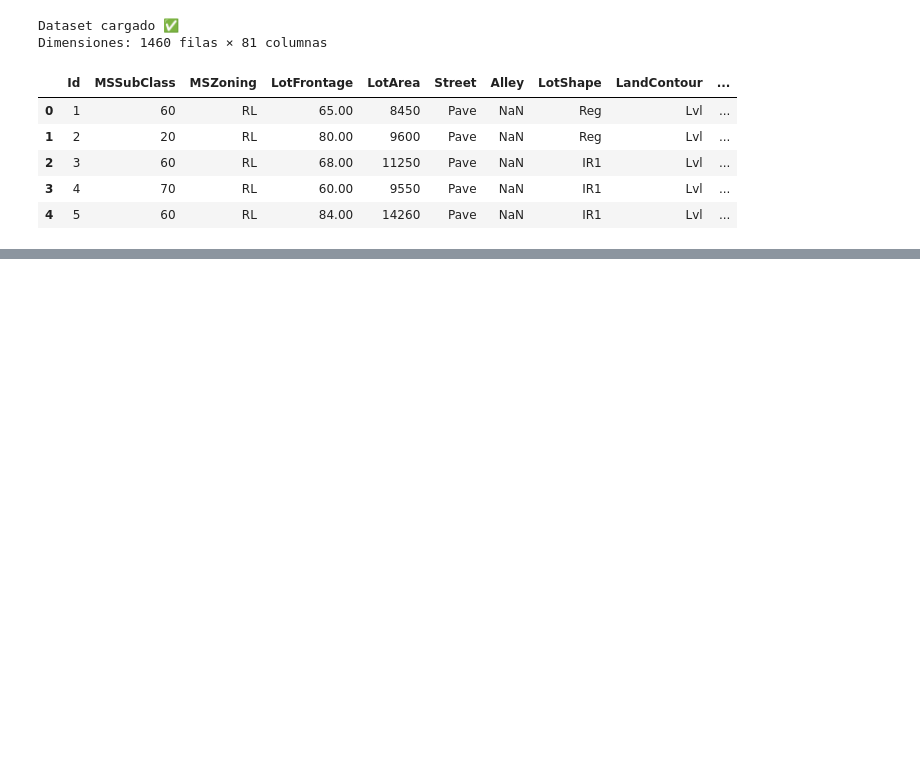
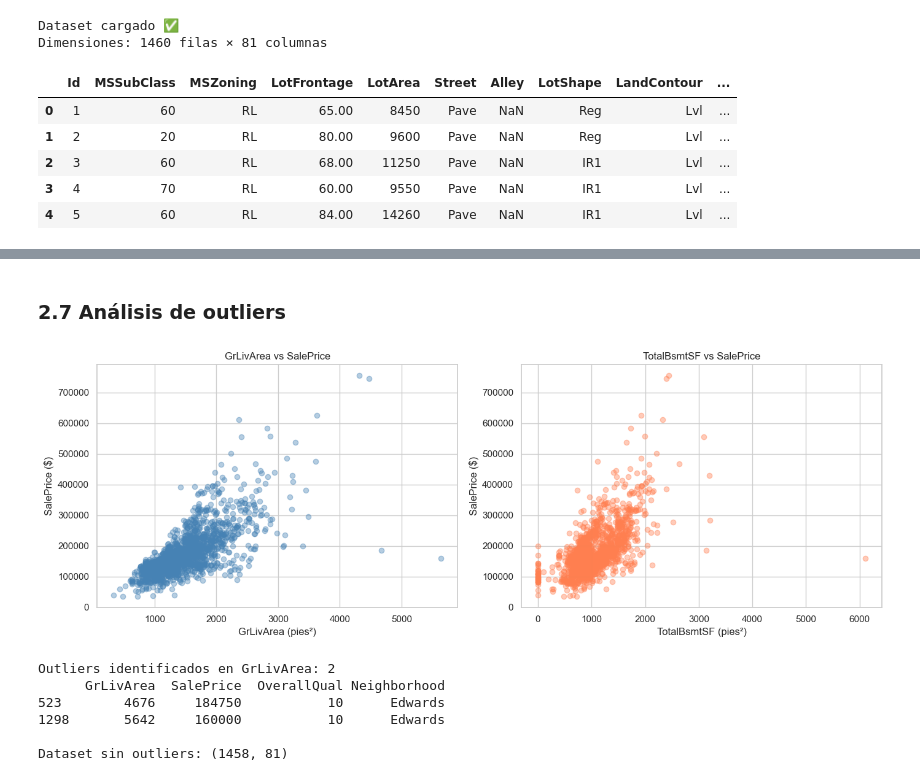
Before and after one commit to erickguerra2/MD-LAB03, a Jupyter notebook: main.ipynb, the cells around one changed output, grey strips where cells are left out. Drawn from its saved outputs; the diff is of its cells as text; code cells hidden in the pictures; blank space fills up the shorter version.

```diff
--- a/main.ipynb
+++ b/main.ipynb
@@ -61,0 +272,13 @@ Dimensiones: 1460 filas × 81 columnas
+# %%
+# Prueba de normalidad Shapiro-Wilk
+muestra = np.log1p(df['SalePrice']).sample(500, random_state=SEED)
+stat, p = stats.shapiro(muestra)
+print(f'Shapiro-Wilk sobre log(SalePrice):')
+print(f'  W = {stat:.6f}, p-valor = {p:.6f}')
+print('  → Se rechaza normalidad (p < 0.05)' if p < 0.05 else '  → No se rechaza normalidad')
+
+# Crear columna transformada para usar en los modelos
+df['LogSalePrice'] = np.log1p(df['SalePrice'])
+print('\nSe usará log(SalePrice) como variable respuesta en los modelos.')
+print('Justificación: la distribución original tiene asimetría positiva fuerte (skew > 1).')
+print('La transformación log la acerca a la normalidad, mejorando el supuesto de los residuos en regresión lineal.')
@@ -61,0 +293,37 @@ Dimensiones: 1460 filas × 81 columnas
+# %% [markdown]
+### 2.7 Análisis de outliers
+# %%
+fig, axes = plt.subplots(1, 2, figsize=(14, 5))
+
+# GrLivArea vs SalePrice
+axes[0].scatter(df['GrLivArea'], df['SalePrice'], alpha=0.4, color='steelblue')
+axes[0].set_title('GrLivArea vs SalePrice')
+axes[0].set_xlabel('GrLivArea (pies²)')
+axes[0].set_ylabel('SalePrice ($)')
+
+# TotalBsmtSF vs SalePrice
+axes[1].scatter(df['TotalBsmtSF'], df['SalePrice'], alpha=0.4, color='coral')
+axes[1].set_title('TotalBsmtSF vs SalePrice')
+axes[1].set_xlabel('TotalBsmtSF (pies²)')
+axes[1].set_ylabel('SalePrice ($)')
+
+plt.tight_layout()
+plt.show()
+# %% [output]
+[figure, added]
+# %%
+# Identificar y eliminar outliers evidentes en GrLivArea
+# Casas con GrLivArea > 4000 pero SalePrice bajo son anomalías documentadas en el dataset
+outliers = df[(df['GrLivArea'] > 4000) & (df['SalePrice'] < 300000)]
+print(f'Outliers identificados en GrLivArea: {len(outliers)}')
+print(outliers[['GrLivArea', 'SalePrice', 'OverallQual', 'Neighborhood']])
+
+df = df.drop(outliers.index)
+print(f'\nDataset sin outliers: {df.shape}')
+# %% [output]
+Outliers identificados en GrLivArea: 2
+      GrLivArea  SalePrice  OverallQual Neighborhood
+523        4676     184750           10      Edwards
+1298       5642     160000           10      Edwards
+
+Dataset sin outliers: (1458, 81)
```
Also changed, not shown: parts of 29 cells of this notebook.
